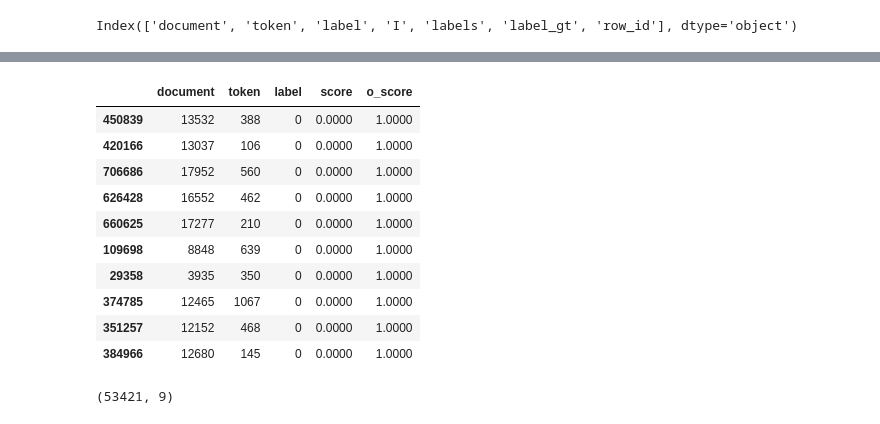
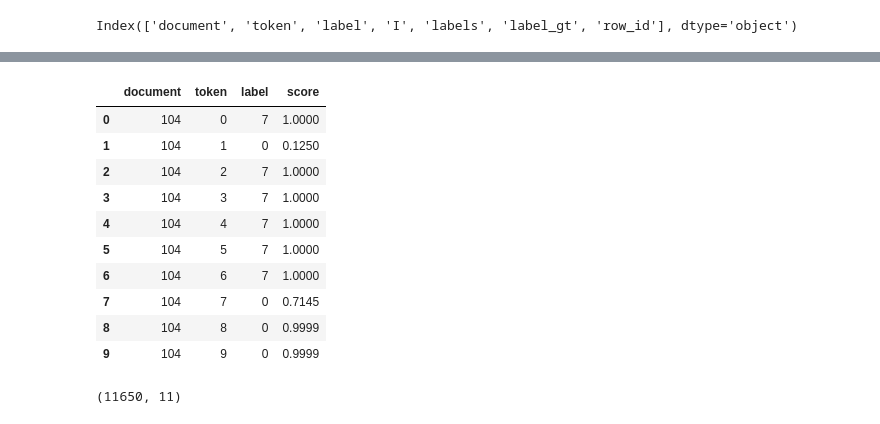
Before and after one commit to amedprof/PII-Data-Detection, a Jupyter notebook: notebook/inference.ipynb, the cells around one changed output, grey strips where cells are left out. Cells and saved outputs as stored; diff of their text form; code cells hidden in the pictures.

```diff
--- a/notebook/inference.ipynb
+++ b/notebook/inference.ipynb
@@ -83,0 +96,6 @@ df.head(2)
+# %%
+if external_data:
+    print("Using external data")
+    dx = pd.read_json(data_path/f'mixtral-8x7b-v1.json')
+    # dx[name] = -1
+    df = pd.concat([df,dx],axis=0).reset_index(drop=True)
@@ -122,7 +146,7 @@ ID_TYPE = {"0-0":0,"0-1":1,
            "3-0":6,"3-1":7,
            "4-0":8,"4-1":9,
            "5-0":10,"5-1":11,
-           "6-0":12,"6-1":12
+           "6-0":12,"6-1":13
           }
 ID_NAME = {"0-0":"B-NAME_STUDENT","0-1":"I-NAME_STUDENT",
            "1-0":"B-EMAIL","1-1":"I-EMAIL",
@@ -130,7 +154,8 @@ ID_NAME = {"0-0":"B-NAME_STUDENT","0-1":"I-NAME_STUDENT",
            "3-0":"B-ID_NUM","3-1":"I-ID_NUM",
            "4-0":"B-PHONE_NUM","4-1":"I-PHONE_NUM",
            "5-0":"B-URL_PERSONAL","5-1":"I-URL_PERSONAL",
-           "6-0":"B-STREET_ADDRESS","6-1":"I-STREET_ADDRESS"
+           "6-0":"B-STREET_ADDRESS","6-1":"I-STREET_ADDRESS",
+           "7-0":"O","7-1":"O"
           }
 
 def inference_steps(df,folder,bs=1,fold=0):
@@ -179,13 +204,12 @@ def inference_steps(df,folder,bs=1,fold=0):
 
 
         preds = []
-
         with torch.no_grad():
             for data in tqdm(val_loader):
                 data = to_gpu(data, device)
 
-                pred = net(data)
-                preds.append(pred.detach().cpu())
+                pred = net(data)['pred']
+                preds.append(pred.detach().cpu().to(torch.float32))
 #                 pred  = pred.softmax(-1)
 
 
@@ -213,12 +237,12 @@ def inference_steps(df,folder,bs=1,fold=0):
         print(predictions.shape)
 
     predictions = predictions.softmax(-1)
-    s,i = predictions[:,:-1].max(-1)
+    s,i = predictions.max(-1)
     pred_df = pd.DataFrame({"document":doc_ids,
                                  "token" : tokens,
                                  "label" : i.numpy() ,
                                  "score" : s.numpy() ,
-                                 "o_score":predictions[:,-1].numpy()
+#                                  "o_score":predictions[:,-1].numpy()
                                  })
 
     # ==== Loop Inference =========== #
@@ -275,5 +295,7 @@ df[FOLD_NAME].value_counts()
 Name: fold_msk_5_seed_42, dtype: int64
+# %%
+FOLD = 1
 # %%
-pred_df_dv3,gt_df = inference_steps(df[df[FOLD_NAME]==0],folder,bs=1,fold=0)
+pred_df_dv3,gt_df = inference_steps(df[df[FOLD_NAME]==FOLD],folder,bs=1,fold=FOLD)
 # %% [output]
 Warning : n SEP will be replace by |
@@ -320,17 +343,17 @@ gt_df.head(10)
 # %%
-pred_df_dv3.sample(10)
+pred_df_dv3.head(10)
 # %% [output]
-|  | document | token | label | score | o_score |
-| 450839 | 13532 | 388 | 0 | 0.0000 | 1.0000 |
-| 420166 | 13037 | 106 | 0 | 0.0000 | 1.0000 |
-| 706686 | 17952 | 560 | 0 | 0.0000 | 1.0000 |
-| 626428 | 16552 | 462 | 0 | 0.0000 | 1.0000 |
-| 660625 | 17277 | 210 | 0 | 0.0000 | 1.0000 |
-| 109698 | 8848 | 639 | 0 | 0.0000 | 1.0000 |
-| 29358 | 3935 | 350 | 0 | 0.0000 | 1.0000 |
-| 374785 | 12465 | 1067 | 0 | 0.0000 | 1.0000 |
-| 351257 | 12152 | 468 | 0 | 0.0000 | 1.0000 |
-| 384966 | 12680 | 145 | 0 | 0.0000 | 1.0000 |
+|  | document | token | label | score |
+| 0 | 104 | 0 | 7 | 1.0000 |
+| 1 | 104 | 1 | 0 | 0.1250 |
+| 2 | 104 | 2 | 7 | 1.0000 |
+| 3 | 104 | 3 | 7 | 1.0000 |
+| 4 | 104 | 4 | 7 | 1.0000 |
+| 5 | 104 | 5 | 7 | 1.0000 |
+| 6 | 104 | 6 | 7 | 1.0000 |
+| 7 | 104 | 7 | 0 | 0.7145 |
+| 8 | 104 | 8 | 0 | 0.9999 |
+| 9 | 104 | 9 | 0 | 0.9999 |
 # %%
 # p = pred_df_dv3.copy()
 # %%
@@ -338,9 +370,10 @@ pred_df_dv3.sample(10)
 # %%
-pred_df = pred_df_dv3[(pred_df_dv3.o_score<0.5) | (pred_df_dv3.score>0.3)].reset_index(drop=True)
+# pred_df = pred_df_dv3.copy()#pred_df_dv3[(pred_df_dv3.label!=7) & (pred_df_dv3.score>0.15)].reset_index(drop=True)
+pred_df = pred_df[(pred_df.label!=7) & ((pred_df.score>0.15))].reset_index(drop=True)
 pred_df["I"] = ((pred_df.groupby('document')['label'].transform(lambda x:x.diff())==0) & (pred_df.groupby('document')['token'].transform(lambda x:x.diff())==1))*1
 pred_df['labels'] = pred_df['label'].astype(str)+'-'+pred_df['I'].astype(str)
 pred_df["label_pred"] = pred_df["labels"].map(ID_TYPE).fillna(0).astype(int)
 pred_df['row_id'] = np.arange(len(pred_df))
 pred_df.shape
 # %% [output]
-(53421, 9)
+(11650, 11)
```
Also changed, not shown: parts of 57 cells of this notebook, 9 other files.
